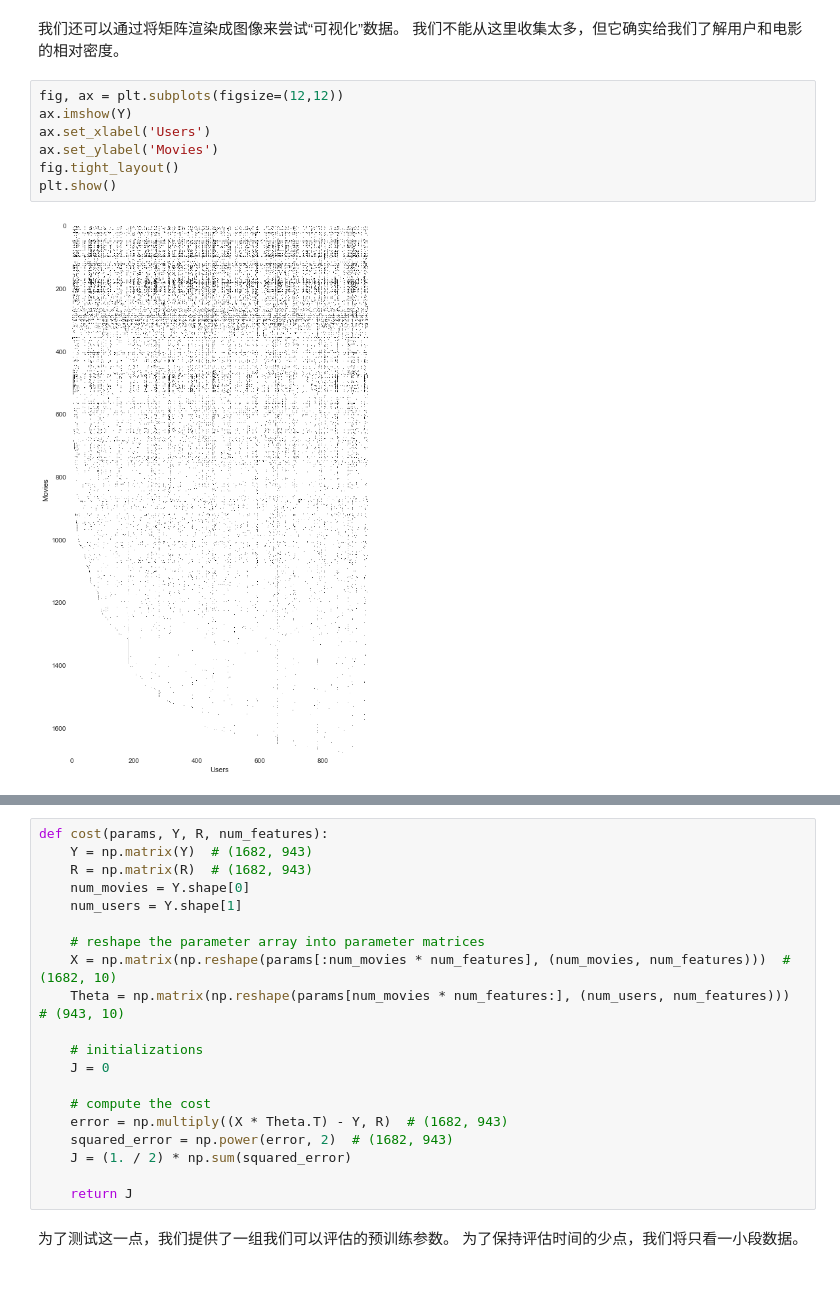
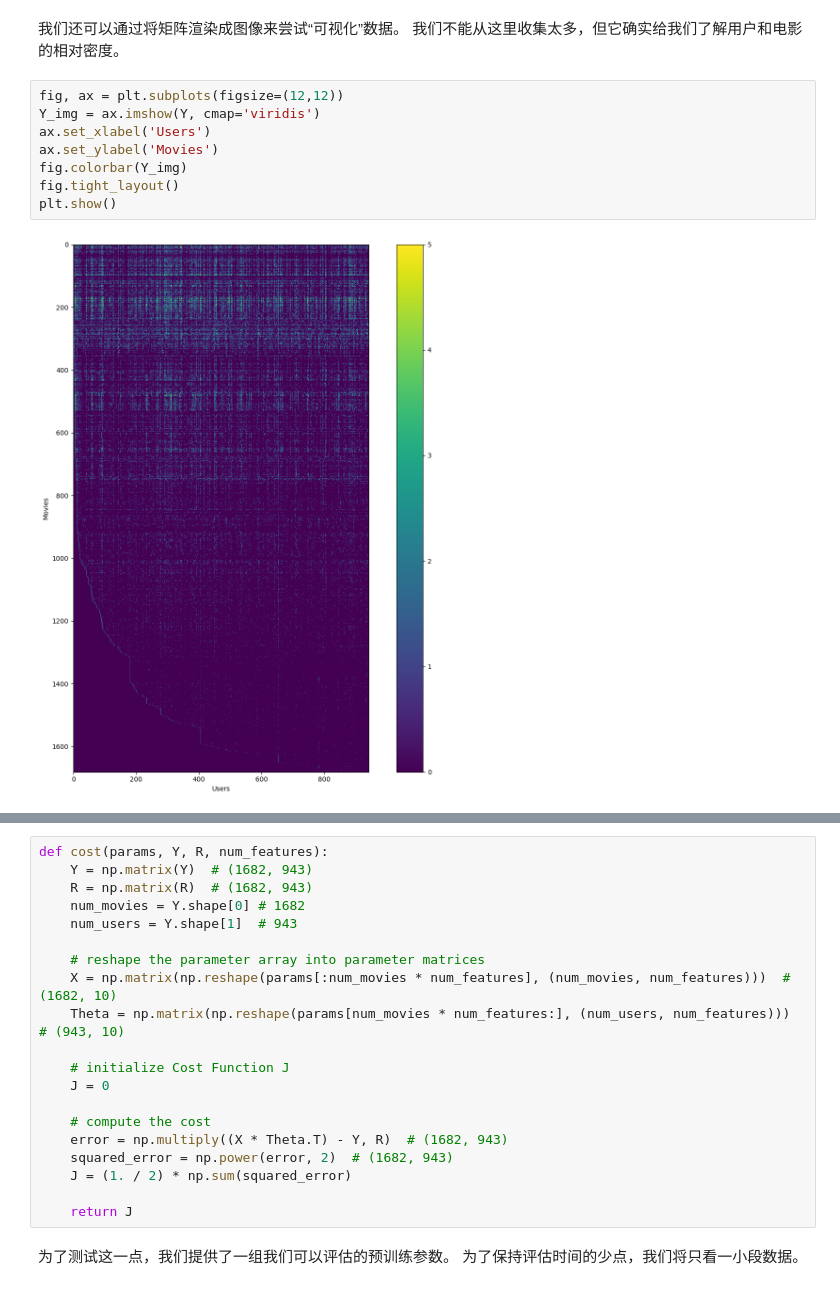
Before and after one commit to surpoloyang/Coursera-ML-AndrewNg-Notes, a Jupyter notebook: code/ex8-anomaly detection and recommendation/ML-Exercise8.ipynb, the cells around one changed output, grey strips where cells are left out. Drawn from its saved outputs; the diff is of its cells as text.

```diff
--- a/code/ex8-anomaly detection and recommendation/ML-Exercise8.ipynb
+++ b/code/ex8-anomaly detection and recommendation/ML-Exercise8.ipynb
@@ -188,13 +202,14 @@ Y[1,np.where(R[1,:]==1)[0]].mean()
 我们还可以通过将矩阵渲染成图像来尝试“可视化”数据。 我们不能从这里收集太多，但它确实给我们了解用户和电影的相对密度。
 # %%
 fig, ax = plt.subplots(figsize=(12,12))
-ax.imshow(Y)
+Y_img = ax.imshow(Y, cmap='viridis')
 ax.set_xlabel('Users')
 ax.set_ylabel('Movies')
+fig.colorbar(Y_img)
 fig.tight_layout()
 plt.show()
 # %% [output]
-[figure, old version]
+[figure, new version]
 # %% [markdown]
 接下来，我们将实施协同过滤的代价函数。 直觉上，“代价”是指一组电影评级预测偏离真实预测的程度。 代价方程在练习文本中给出。 它基于文本中称为X和Theta的两组参数矩阵。 这些“展开”到“参数”输入中，以便稍后可以使用SciPy的优化包。 请注意，我已经在注释中包含数组/矩阵形状（对于我们在本练习中使用的数据），以帮助说明矩阵交互如何工作。
 # cost
@@ -203,14 +218,14 @@ plt.show()
 def cost(params, Y, R, num_features):
     Y = np.matrix(Y)  # (1682, 943)
     R = np.matrix(R)  # (1682, 943)
-    num_movies = Y.shape[0]
-    num_users = Y.shape[1]
+    num_movies = Y.shape[0] # 1682
+    num_users = Y.shape[1]  # 943
 
     # reshape the parameter array into parameter matrices
     X = np.matrix(np.reshape(params[:num_movies * num_features], (num_movies, num_features)))  # (1682, 10)
     Theta = np.matrix(np.reshape(params[num_movies * num_features:], (num_users, num_features)))  # (943, 10)
 
-    # initializations
+    # initialize Cost Function J
     J = 0
 
     # compute the cost
```
Also changed, not shown: parts of 12 cells of this notebook, 1 other file.
